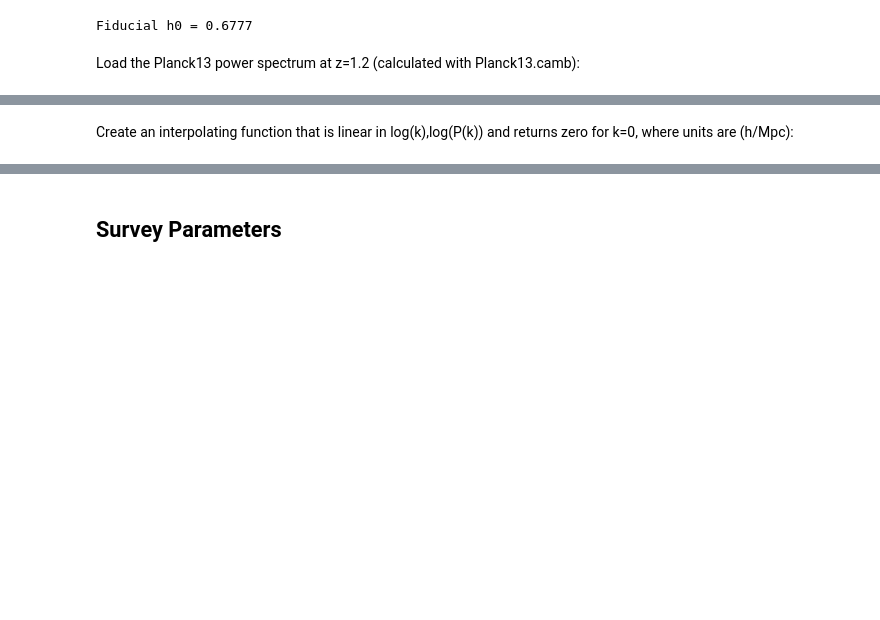
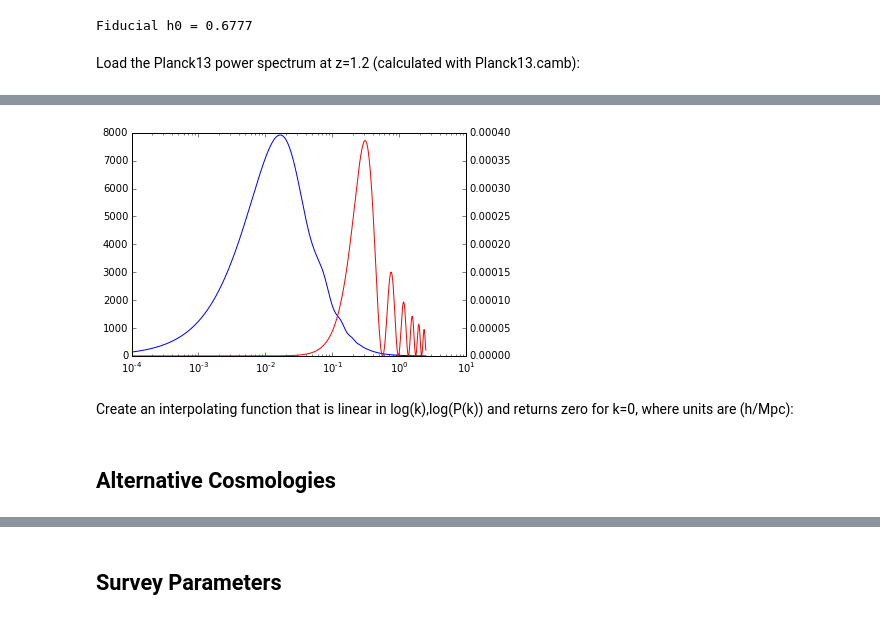
Before and after one commit to DarkEnergyScienceCollaboration/DESchool_LSS_Stats, a Jupyter notebook: LargeScaleStructureStatistics/LargeScaleStructureStatistics.ipynb, the cells around one changed output, grey strips where cells are left out. Saved outputs shown, nothing was run; the diff lists cells and outputs as text; code cells hidden in the pictures; blank space fills up the shorter version.

Commit message:
Start work on alternative cosmologies

```diff
--- a/LargeScaleStructureStatistics/LargeScaleStructureStatistics.ipynb
+++ b/LargeScaleStructureStatistics/LargeScaleStructureStatistics.ipynb
@@ -42,3 +46,15 @@ plt.grid();
+# %%
+kR = 8.*pk_data[0]
+sigma8_window = (3/kR**3*(np.sin(kR)-kR*np.cos(kR)))**2*pk_data[0]**3/(2*np.pi**2)
+# %%
+fig = plt.figure(figsize=(6,4))
+plt.plot(pk_data[0],pk_data[1],'b-')
+plt.xlim(pk_data[0,0],pk_data[0,-1])
+plt.xscale('log')
+ax2 = plt.gca().twinx()
+ax2.plot(pk_data[0],sigma8_window,'r-');
+# %% [output]
+[figure, added]
 # %% [markdown]
 Create an interpolating function that is linear in log(k),log(P(k)) and returns zero for k=0, where units are (h/Mpc):
 # %%
@@ -50,3 +66,5 @@ def pk_func(kvec_hMpc):
     pk[nonzero] = np.exp(pk_interpolator(np.log(kvec_hMpc[nonzero])))
     # Units of P(k) are (h/Mpc)**2
     return pk
+# %% [markdown]
+## Alternative Cosmologies
```
Also changed, not shown: parts of 7 cells of this notebook, 1 other file.
